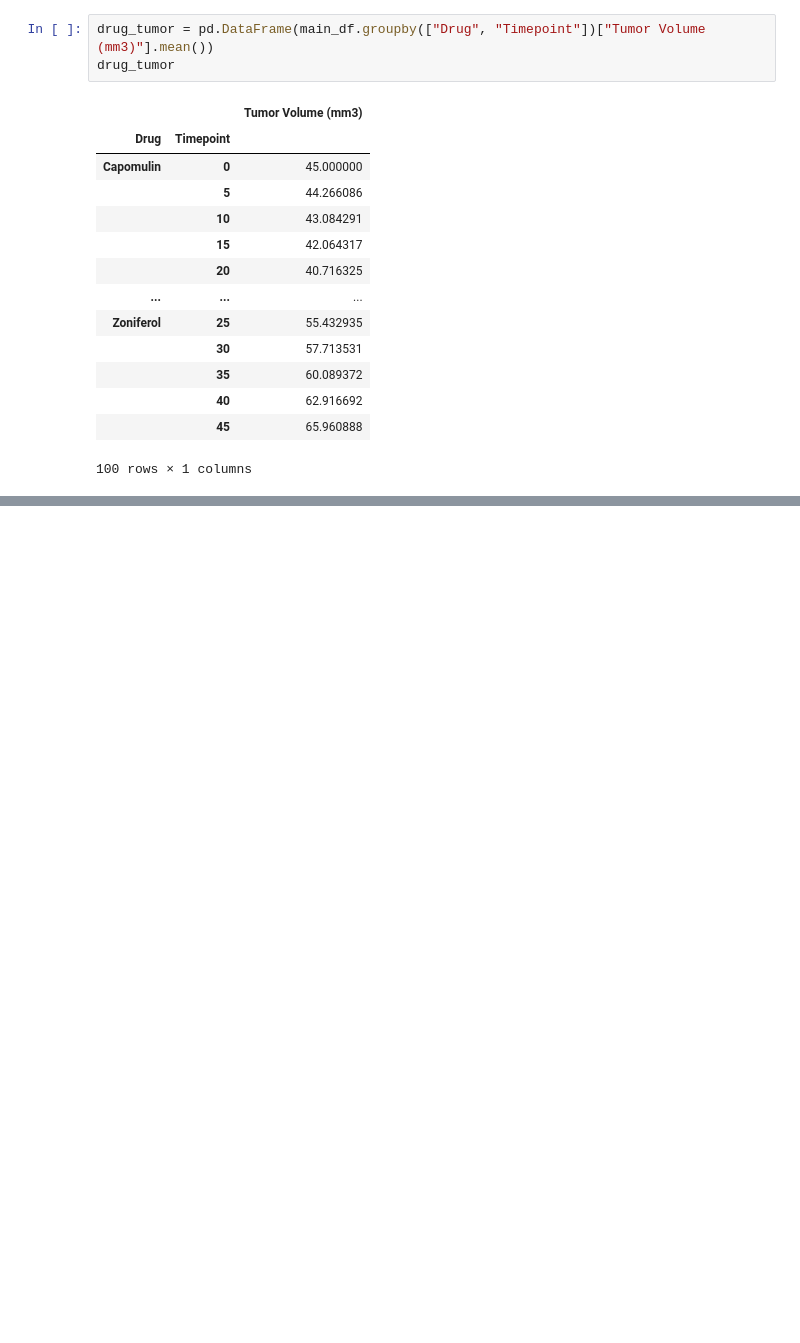
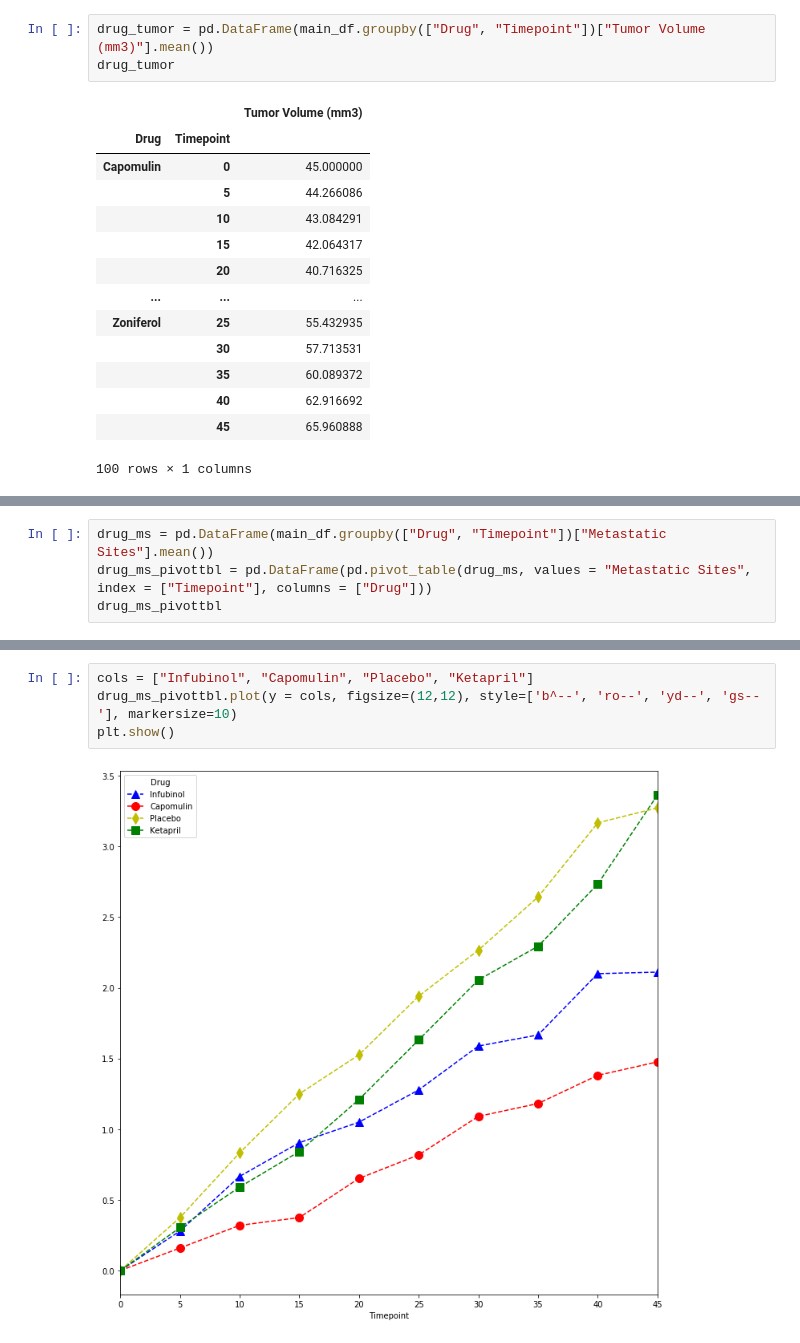
Before and after one commit to gabprado/matplotlib-challenge, a Jupyter notebook: Pymaceuticals/Pymaceuticals.ipynb, the cells around one changed output, grey strips where cells are left out. Cells and saved outputs as stored; diff of their text form; blank space fills up the shorter version.

```diff
--- a/Pymaceuticals/Pymaceuticals.ipynb
+++ b/Pymaceuticals/Pymaceuticals.ipynb
@@ -79,0 +83,4 @@ NameError: name 'state_and_inches' is not defined
+# %%
+drug_ms = pd.DataFrame(main_df.groupby(["Drug", "Timepoint"])["Metastatic Sites"].mean())
+drug_ms_pivottbl = pd.DataFrame(pd.pivot_table(drug_ms, values = "Metastatic Sites", index = ["Timepoint"], columns = ["Drug"]))
+drug_ms_pivottbl
@@ -79,0 +117,6 @@ NameError: name 'state_and_inches' is not defined
+# %%
+cols = ["Infubinol", "Capomulin", "Placebo", "Ketapril"]
+drug_ms_pivottbl.plot(y = cols, figsize=(12,12), style=['b^--', 'ro--', 'yd--', 'gs--'], markersize=10)
+plt.show()
+# %% [output]
+[figure, added]
```
Also changed, not shown: parts of 14 cells of this notebook.
